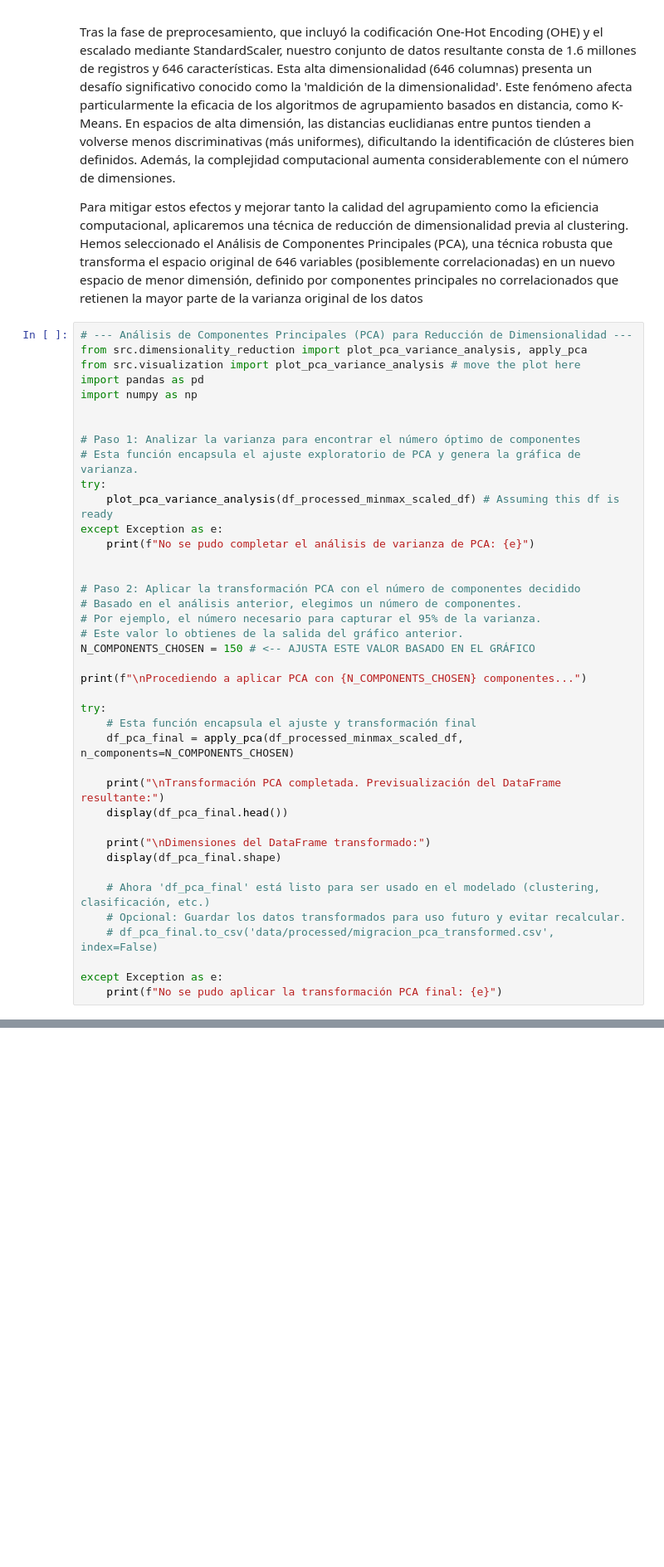
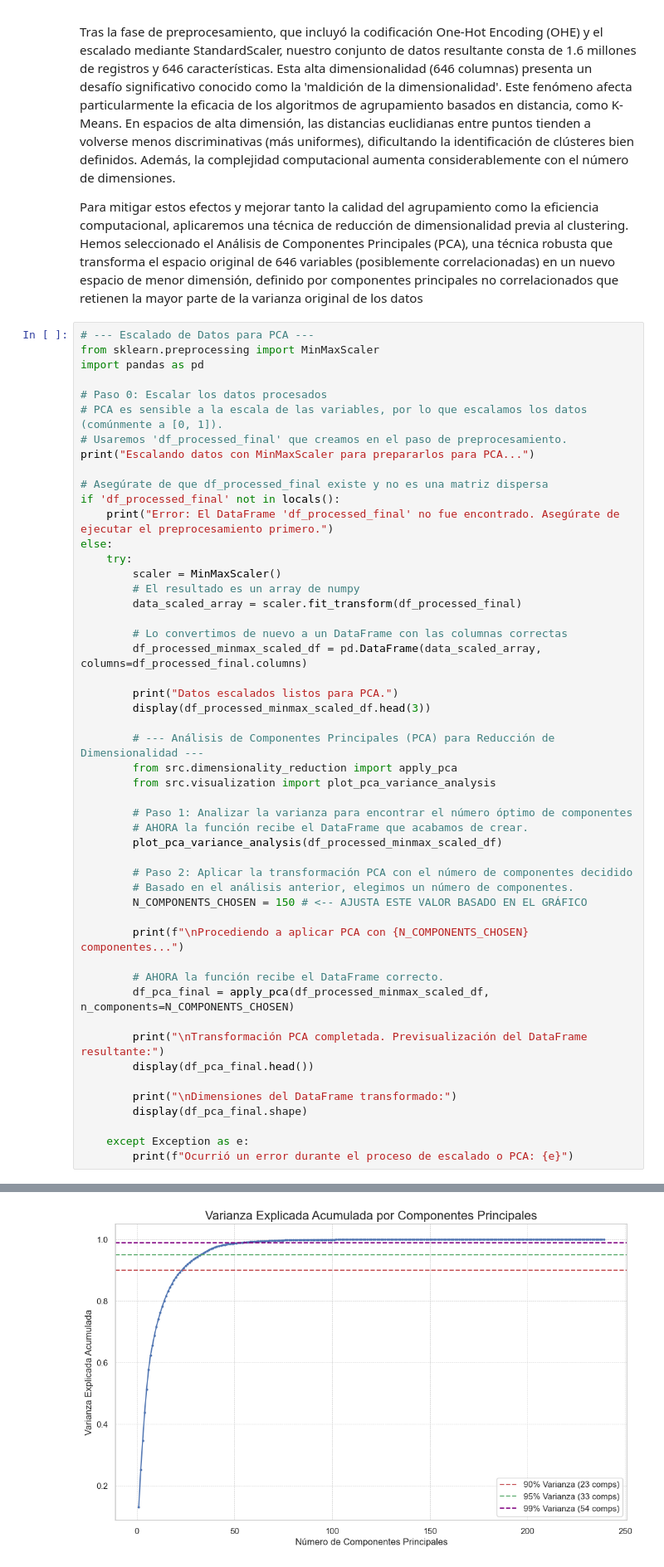
Before and after one commit to jhongaleano09/colombian-diaspora-analysis, a Jupyter notebook: notebooks/1.0-EDA_and_Prototyping.ipynb, the cells around one changed output, grey strips where cells are left out. Shown at 83% size. Cells and saved outputs as stored; diff of their text form; blank space fills up the shorter version.

```diff
--- a/notebooks/1.0-EDA_and_Prototyping.ipynb
+++ b/notebooks/1.0-EDA_and_Prototyping.ipynb
@@ -469,43 +469,53 @@ Tras la fase de preprocesamiento, que incluyó la codificación One-Hot Encoding
 
 Para mitigar estos efectos y mejorar tanto la calidad del agrupamiento como la eficiencia computacional, aplicaremos una técnica de reducción de dimensionalidad previa al clustering. Hemos seleccionado el Análisis de Componentes Principales (PCA), una técnica robusta que transforma el espacio original de 646 variables (posiblemente correlacionadas) en un nuevo espacio de menor dimensión, definido por componentes principales no correlacionados que retienen la mayor parte de la varianza original de los datos
 # %%
-# --- Análisis de Componentes Principales (PCA) para Reducción de Dimensionalidad ---
-from src.dimensionality_reduction import plot_pca_variance_analysis, apply_pca
-from src.visualization import plot_pca_variance_analysis # move the plot here
+# --- Escalado de Datos para PCA ---
+from sklearn.preprocessing import MinMaxScaler
 import pandas as pd
-import numpy as np
 
+# Paso 0: Escalar los datos procesados
+# PCA es sensible a la escala de las variables, por lo que escalamos los datos (comúnmente a [0, 1]).
+# Usaremos 'df_processed_final' que creamos en el paso de preprocesamiento.
+print("Escalando datos con MinMaxScaler para prepararlos para PCA...")
 
-# Paso 1: Analizar la varianza para encontrar el número óptimo de componentes
-# Esta función encapsula el ajuste exploratorio de PCA y genera la gráfica de varianza.
-try:
-    plot_pca_variance_analysis(df_processed_minmax_scaled_df) # Assuming this df is ready
-except Exception as e:
-    print(f"No se pudo completar el análisis de varianza de PCA: {e}")
+# Asegúrate de que df_processed_final existe y no es una matriz dispersa
+if 'df_processed_final' not in locals():
+    print("Error: El DataFrame 'df_processed_final' no fue encontrado. Asegúrate de ejecutar el preprocesamiento primero.")
+else:
+    try:
+        scaler = MinMaxScaler()
+        # El resultado es un array de numpy
+        data_scaled_array = scaler.fit_transform(df_processed_final)
 
+        # Lo convertimos de nuevo a un DataFrame con las columnas correctas
+        df_processed_minmax_scaled_df = pd.DataFrame(data_scaled_array, columns=df_processed_final.columns)
 
-# Paso 2: Aplicar la transformación PCA con el número de componentes decidido
-# Basado en el análisis anterior, elegimos un número de componentes.
-# Por ejemplo, el número necesario para capturar el 95% de la varianza.
-# Este valor lo obtienes de la salida del gráfico anterior.
-N_COMPONENTS_CHOSEN = 150 # <-- AJUSTA ESTE VALOR BASADO EN EL GRÁFICO
+        print("Datos escalados listos para PCA.")
+        display(df_processed_minmax_scaled_df.head(3))
 
-print(f"\nProcediendo a aplicar PCA con {N_COMPONENTS_CHOSEN} componentes...")
+        # --- Análisis de Componentes Principales (PCA) para Reducción de Dimensionalidad ---
+        from src.dimensionality_reduction import apply_pca
+        from src.visualization import plot_pca_variance_analysis
 
-try:
-    # Esta función encapsula el ajuste y transformación final
-    df_pca_final = apply_pca(df_processed_minmax_scaled_df, n_components=N_COMPONENTS_CHOSEN)
+        # Paso 1: Analizar la varianza para encontrar el número óptimo de componentes
+        # AHORA la función recibe el DataFrame que acabamos de crear.
+        plot_pca_variance_analysis(df_processed_minmax_scaled_df)
 
-    print("\nTransformación PCA completada. Previsualización del DataFrame resultante:")
-    display(df_pca_final.head())
+        # Paso 2: Aplicar la transformación PCA con el número de componentes decidido
+        # Basado en el análisis anterior, elegimos un número de componentes.
+        N_COMPONENTS_CHOSEN = 150 # <-- AJUSTA ESTE VALOR BASADO EN EL GRÁFICO
 
-    print("\nDimensiones del DataFrame transformado:")
-    display(df_pca_final.shape)
+        print(f"\nProcediendo a aplicar PCA con {N_COMPONENTS_CHOSEN} componentes...")
 
-    # Ahora 'df_pca_final' está listo para ser usado en el modelado (clustering, clasificación, etc.)
-    # Opcional: Guardar los datos transformados para uso futuro y evitar recalcular.
-    # df_pca_final.to_csv('data/processed/migracion_pca_transformed.csv', index=False)
+        # AHORA la función recibe el DataFrame correcto.
+        df_pca_final = apply_pca(df_processed_minmax_scaled_df, n_components=N_COMPONENTS_CHOSEN)
 
-except Exception as e:
-    print(f"No se pudo aplicar la transformación PCA final: {e}")
+        print("\nTransformación PCA completada. Previsualización del DataFrame resultante:")
+        display(df_pca_final.head())
+
+        print("\nDimensiones del DataFrame transformado:")
+        display(df_pca_final.shape)
+
+    except Exception as e:
+        print(f"Ocurrió un error durante el proceso de escalado o PCA: {e}")
 # %% [output]
@@ -514,0 +533 @@ Se produjo un error inesperado: name 'df_processed_minmax_scaled_df' is not defi
+[figure, added]
```
Also changed, not shown: parts of 3 cells of this notebook, 5 other files.
